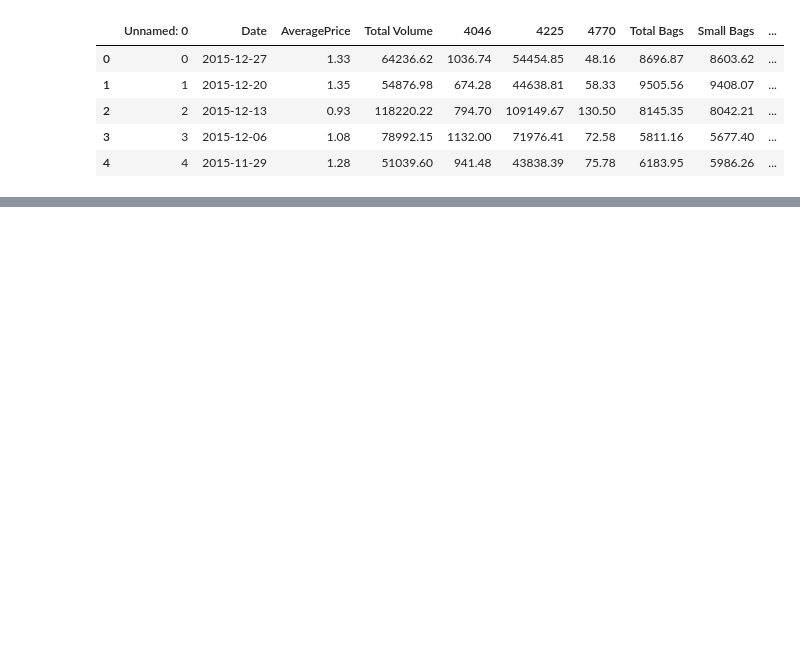
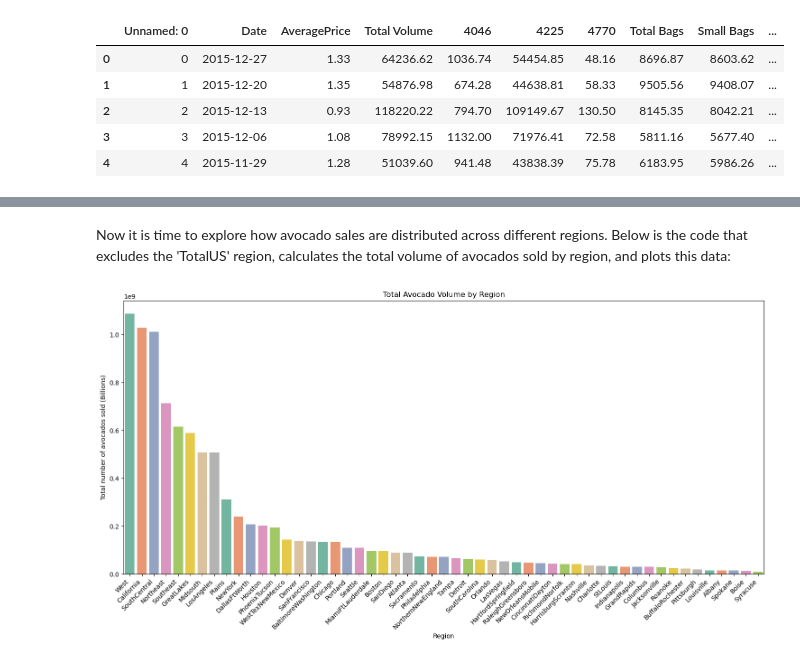
Before and after one commit to matroskin313/Machine-learning-projects, a Jupyter notebook: Avocado Prices Prediction.ipynb, the cells around one changed output, grey strips where cells are left out. Saved outputs shown, nothing was run; the diff lists cells and outputs as text; code cells hidden in the pictures; blank space fills up the shorter version.

```diff
--- a/Avocado Prices Prediction.ipynb
+++ b/Avocado Prices Prediction.ipynb
@@ -286,0 +124,34 @@ plt.plot(avocado_df_sample['Date'], avocado_df_sample['AveragePrice'])
+# %% [markdown]
+Now it is time to explore how avocado sales are distributed across different regions. Below is the code that excludes the 'TotalUS' region, calculates the total volume of avocados sold by region, and plots this data:
+# %%
+# Load your data
+avocado_df = pd.read_csv('avocado.csv')
+
+# Filter out 'TotalUS' region
+filtered_df = avocado_df[avocado_df['region'] != 'TotalUS']
+
+# Aggregate total volume by region
+region_volume = filtered_df.groupby('region')['Total Volume'].sum().reset_index()
+
+# Create the bar chart
+plt.figure(figsize=[15,8])
+sns.barplot(x='region', y='Total Volume', data=region_volume, order=region_volume.sort_values('Total Volume', ascending=False)['region'], palette='Set2')
+
+# Rotate x-axis labels for better readability
+plt.xticks(rotation=45, ha='right')
+
+# Add title and labels
+plt.title('Total Avocado Volume by Region')
+plt.xlabel('Region')
+plt.ylabel('Total number of avocados sold (Billions)')
+
+# Adjust layout to fit labels
+plt.tight_layout()
+
+# Save the plot to a PNG file
+plt.savefig('avocado_volume_by_region.png', bbox_inches='tight')
+
+# Show the plot
+plt.show()
+# %% [output]
+[figure, added]
```
Also changed, not shown: parts of 78 cells of this notebook.
